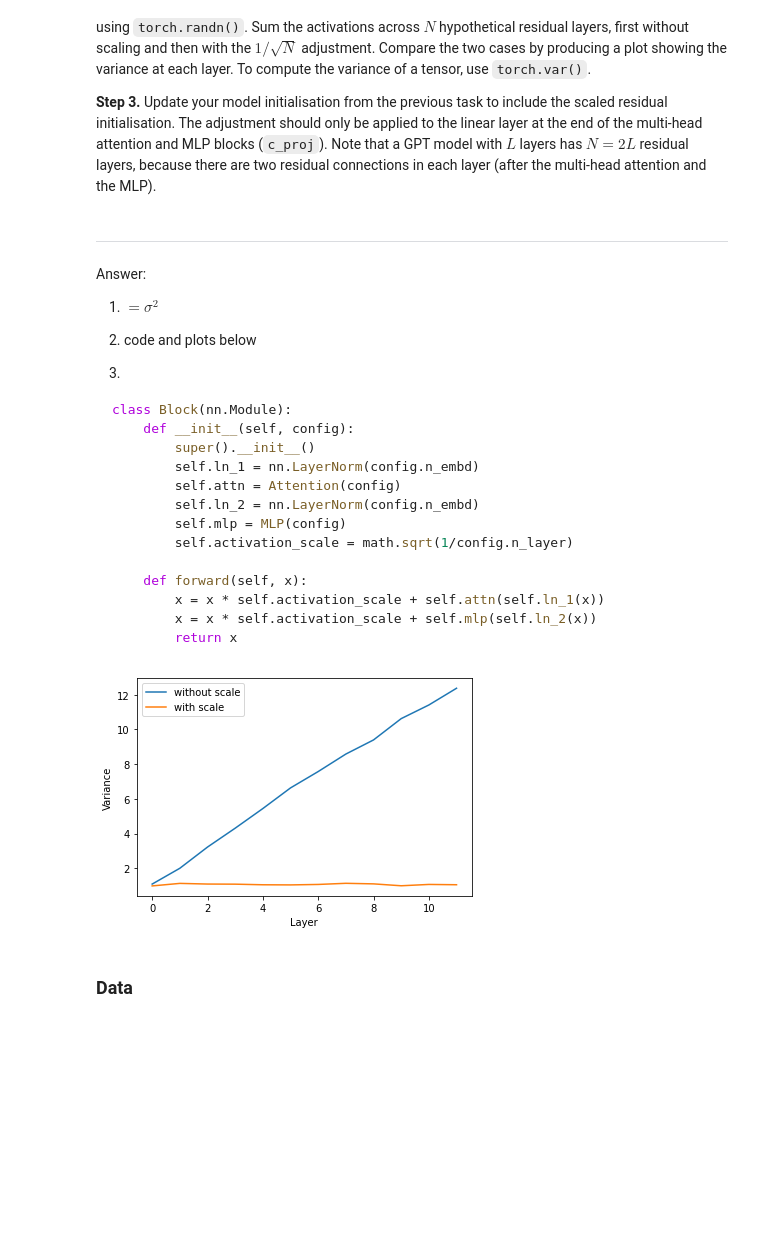
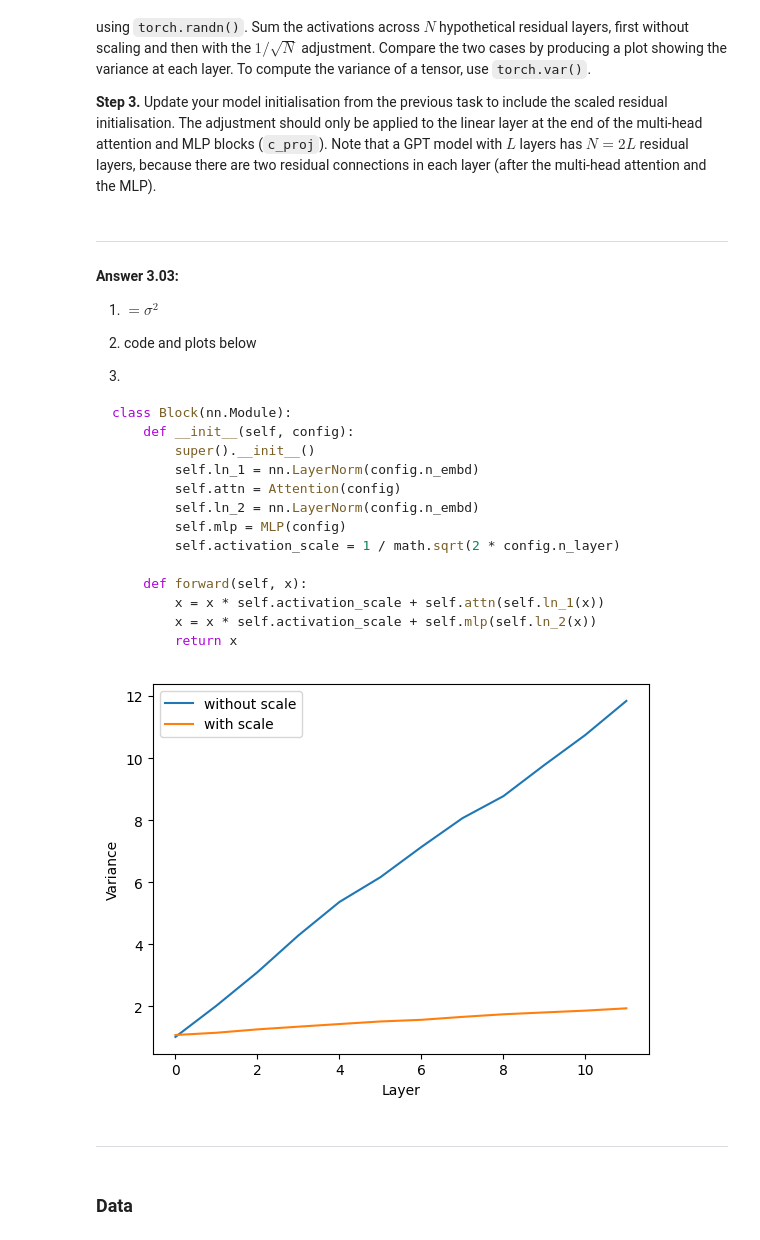
Before and after one commit to fanwenlin/tdde09-lab, a Jupyter notebook: labs/lab3/nlp-lab3.ipynb, the cells around one changed output. Cells and saved outputs as stored; diff of their text form; code cells hidden in the pictures; blank space fills up the shorter version.

```diff
--- a/labs/lab3/nlp-lab3.ipynb
+++ b/labs/lab3/nlp-lab3.ipynb
@@ -96,7 +119,7 @@ Why is this necessary? One of the challenges in training large language models i
 **Step&nbsp;3.** Update your model initialisation from the previous task to include the scaled residual initialisation. The adjustment should only be applied to the linear layer at the end of the multi-head attention and MLP blocks (`c_proj`). Note that a GPT model with $L$&nbsp;layers has $N = 2 L$ residual layers, because there are two residual connections in each layer (after the multi-head attention and the MLP).
 # %% [markdown]
 ---
-Answer:
+#### Answer 3.03:
 
 1. $=\sigma^2$
 
@@ -112,7 +135,7 @@ class Block(nn.Module):
         self.attn = Attention(config)
         self.ln_2 = nn.LayerNorm(config.n_embd)
         self.mlp = MLP(config)
-        self.activation_scale = math.sqrt(1/config.n_layer)
+        self.activation_scale = 1 / math.sqrt(2 * config.n_layer)
 
     def forward(self, x):
         x = x * self.activation_scale + self.attn(self.ln_1(x))
@@ -123,35 +146,37 @@ class Block(nn.Module):
 import torch
 import matplotlib.pyplot as plt
 from math import sqrt
 
 M = 1000 # number of parameters in each activation layer
 N = 12 # number of layers
 
 # without scale
 xs = torch.randn((N, M))
 vars_no_scale = [torch.var(xs[0]).item()]
 for i in range(1, N):
     xs[i, :] = xs[i, :] + xs[i-1, :]
     vars_no_scale.append(torch.var(xs[i]).item())
 
 # with scale
 xs = torch.randn((N, M))
 vars_scale = [torch.var(xs[0]).item()]
 for i in range(1, N):
-    xs[i, :] = xs[i, :] + xs[i-1, :] * (1 / sqrt(N))
+    xs[i, :] = xs[i, :] * (1 / sqrt(N)) + xs[i-1, :]
     vars_scale.append(torch.var(xs[i]).item())
 
 # plot
 layers = list(range(N))
 plt.figure()
 plt.plot(layers, vars_no_scale, label="without scale")
 plt.plot(layers, vars_scale, label="with scale")
 plt.xlabel("Layer")
 plt.ylabel("Variance")
 plt.legend()
 plt.show()
 # %% [output]
-[figure, old version]
+[figure, new version]
+# %% [markdown]
+---
 # %% [markdown]
 ### Data
 # %% [markdown]
```
Also changed, not shown: parts of 14 cells of this notebook, 10 other files.
